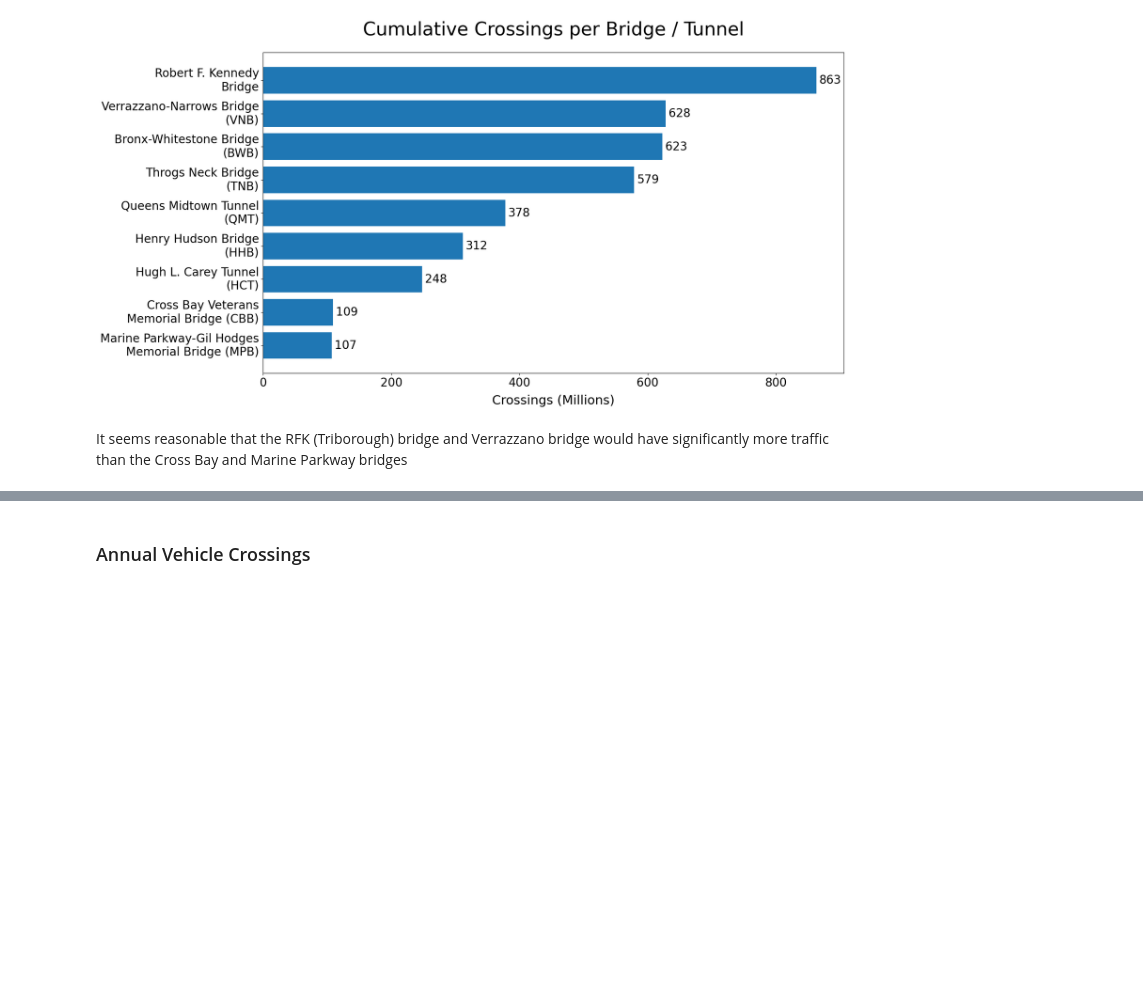
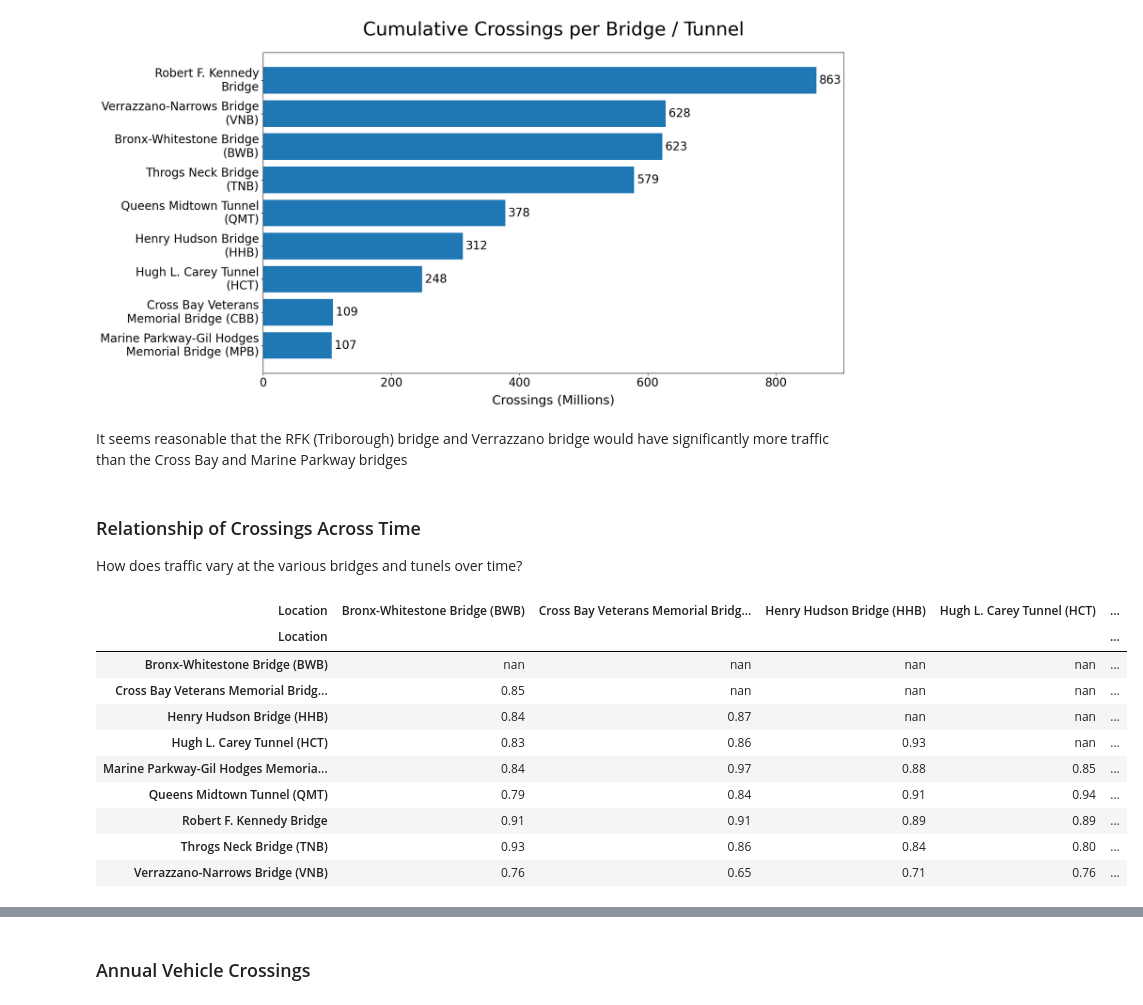
Before and after one commit to ray310/NYC-Vehicle-Collisions, a Jupyter notebook: 2-profiling-preparing-traffic-data.ipynb, the cells around one changed output, grey strips where cells are left out. Saved outputs shown, nothing was run; the diff lists cells and outputs as text; code cells hidden in the pictures; blank space fills up the shorter version.

```diff
--- a/2-profiling-preparing-traffic-data.ipynb
+++ b/2-profiling-preparing-traffic-data.ipynb
@@ -408,3 +409,35 @@ viz.make_horizontal_bar_chart(
 [figure]
 # %% [markdown]
 It seems reasonable that the RFK (Triborough) bridge and Verrazzano bridge would have significantly more traffic than the Cross Bay and Marine Parkway bridges
+# %% [markdown]
+### Relationship of Crossings Across Time
+
+How does traffic vary at the various bridges and tunels over time?
+# %%
+table = pd.pivot_table(
+    data,
+    values="Sum Vehicles",
+    index="datetime",
+    columns="Location",
+    aggfunc="sum",
+    fill_value=0,
+)
+# %%
+corr_matrix = table.corr()
+mask = np.triu(np.ones_like(corr_matrix, dtype=bool))
+corr_matrix[mask] = np.nan
+corr_matrix.style.background_gradient(cmap="Blues", axis=None, low=0.6).highlight_null(
+    color="#f1f1f1"
+).format(precision=2)
+# %% [output]
+| Location | Bronx-Whitestone Bridge (BWB) | Cross Bay Veterans Memorial Bridg... | Henry Hudson Bridge (HHB) | Hugh L. Carey Tunnel (HCT) | ... |
+| Location |  |  |  |  | ... |
+| Bronx-Whitestone Bridge (BWB) | nan | nan | nan | nan | ... |
+| Cross Bay Veterans Memorial Bridg... | 0.85 | nan | nan | nan | ... |
+| Henry Hudson Bridge (HHB) | 0.84 | 0.87 | nan | nan | ... |
+| Hugh L. Carey Tunnel (HCT) | 0.83 | 0.86 | 0.93 | nan | ... |
+| Marine Parkway-Gil Hodges Memoria... | 0.84 | 0.97 | 0.88 | 0.85 | ... |
+| Queens Midtown Tunnel (QMT) | 0.79 | 0.84 | 0.91 | 0.94 | ... |
+| Robert F. Kennedy Bridge | 0.91 | 0.91 | 0.89 | 0.89 | ... |
+| Throgs Neck Bridge (TNB) | 0.93 | 0.86 | 0.84 | 0.80 | ... |
+| Verrazzano-Narrows Bridge (VNB) | 0.76 | 0.65 | 0.71 | 0.76 | ... |
```
Also changed, not shown: parts of 8 cells of this notebook, 1 other file.
